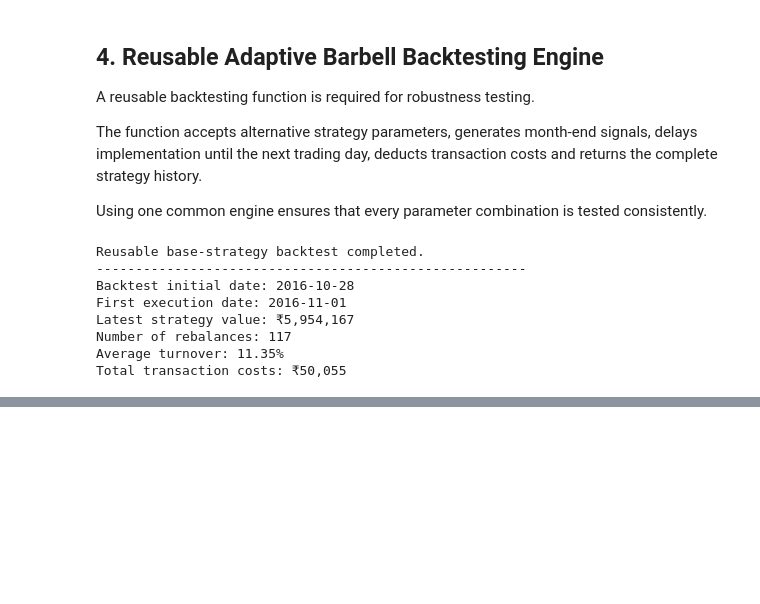
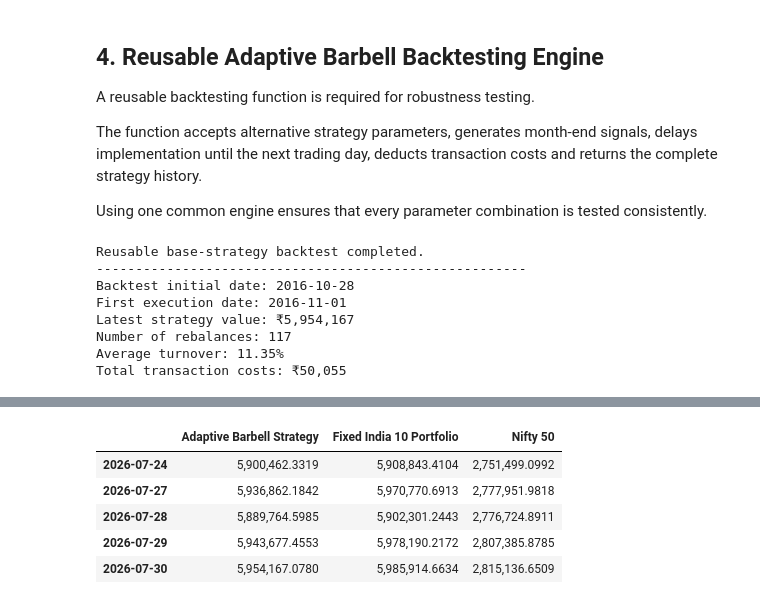
Before and after one commit to Rohil121/bharat-portfolio-lab, a Jupyter notebook: notebooks/03_robustness_testing.ipynb, the cells around one changed output, grey strips where cells are left out. Cells and saved outputs as stored; diff of their text form; code cells hidden in the pictures; blank space fills up the shorter version.

```diff
--- a/notebooks/03_robustness_testing.ipynb
+++ b/notebooks/03_robustness_testing.ipynb
@@ -1125,0 +1135,88 @@ Total transaction costs: ₹50,055
+# %%
+# ---------------------------------------------------------
+# Create fixed-portfolio and benchmark comparisons
+# ---------------------------------------------------------
+
+base_initial_date = base_backtest[
+    "Backtest Initial Date"
+]
+
+comparison_stock_prices = (
+    stock_prices
+    .loc[base_initial_date:]
+    .copy()
+)
+
+initial_stock_prices = (
+    comparison_stock_prices
+    .iloc[0]
+)
+
+equal_weights = (
+    portfolio
+    .set_index("Ticker")["Initial Weight"]
+    .reindex(portfolio_tickers)
+)
+
+fixed_allocations = (
+    equal_weights * INITIAL_CAPITAL
+)
+
+fixed_shares = (
+    fixed_allocations
+    / initial_stock_prices
+)
+
+fixed_portfolio_values = (
+    comparison_stock_prices
+    .mul(fixed_shares, axis=1)
+    .sum(axis=1)
+    .rename("Fixed India 10 Portfolio")
+)
+
+comparison_benchmark = (
+    benchmark_prices[BENCHMARK_NAME]
+    .loc[base_initial_date:]
+)
+
+benchmark_units = (
+    INITIAL_CAPITAL
+    / comparison_benchmark.iloc[0]
+)
+
+benchmark_values = (
+    comparison_benchmark
+    * benchmark_units
+)
+
+benchmark_values.name = BENCHMARK_NAME
+
+full_comparison_values = pd.concat(
+    [
+        base_strategy_values,
+        fixed_portfolio_values,
+        benchmark_values,
+    ],
+    axis=1,
+).dropna()
+
+assert not full_comparison_values.empty
+assert full_comparison_values.isna().sum().sum() == 0
+
+print("Comparable full-period series created.")
+print("-" * 55)
+print(
+    f"Evaluation begins: "
+    f"{full_comparison_values.index.min().date()}"
+)
+print(
+    f"Evaluation ends: "
+    f"{full_comparison_values.index.max().date()}"
+)
+print(
+    f"Trading observations: "
+    f"{len(full_comparison_values):,}"
+)
+
+display(full_comparison_values.tail())
+# %% [output]
@@ -1125,0 +1228,6 @@ Total transaction costs: ₹50,055
+|  | Adaptive Barbell Strategy | Fixed India 10 Portfolio | Nifty 50 |
+| 2026-07-24 | 5,900,462.3319 | 5,908,843.4104 | 2,751,499.0992 |
+| 2026-07-27 | 5,936,862.1842 | 5,970,770.6913 | 2,777,951.9818 |
+| 2026-07-28 | 5,889,764.5985 | 5,902,301.2443 | 2,776,724.8911 |
+| 2026-07-29 | 5,943,677.4553 | 5,978,190.2172 | 2,807,385.8785 |
+| 2026-07-30 | 5,954,167.0780 | 5,985,914.6634 | 2,815,136.6509 |
```
Also changed, not shown: parts of 7 cells of this notebook.
